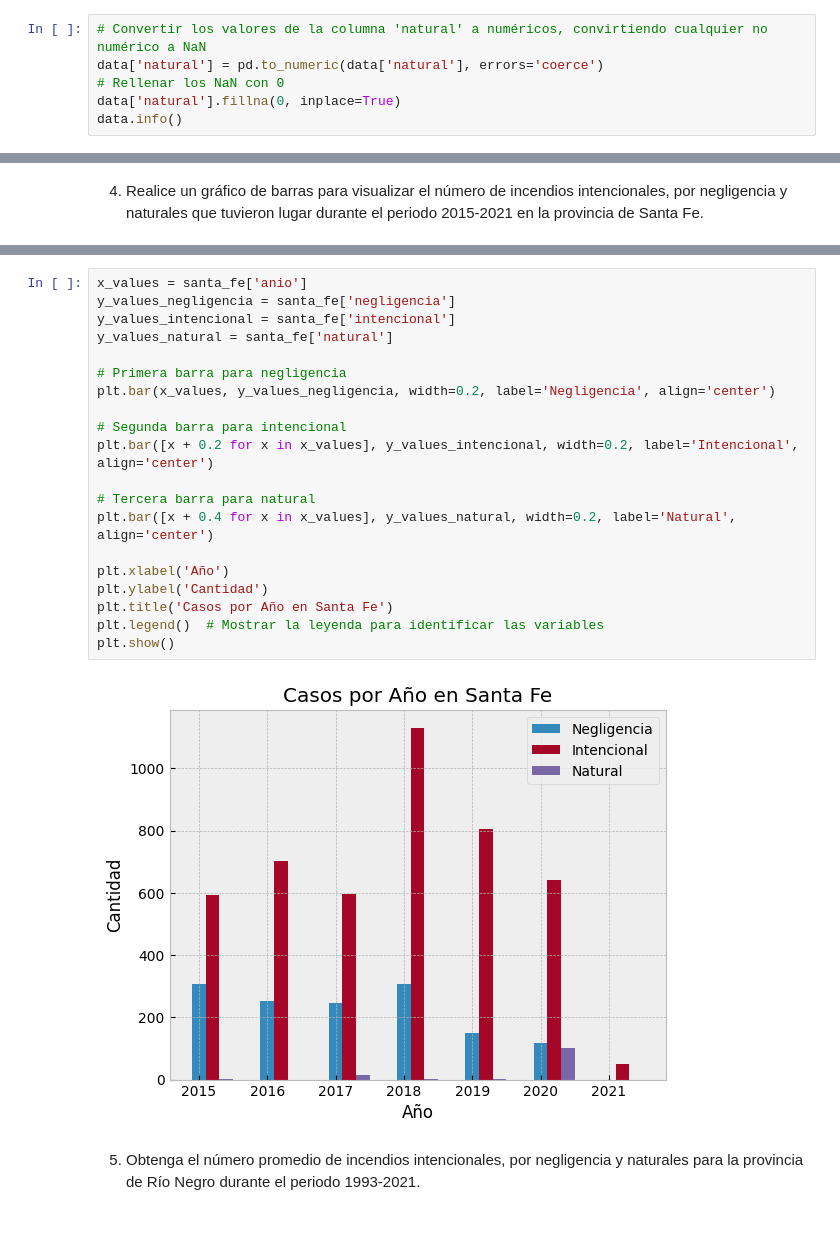
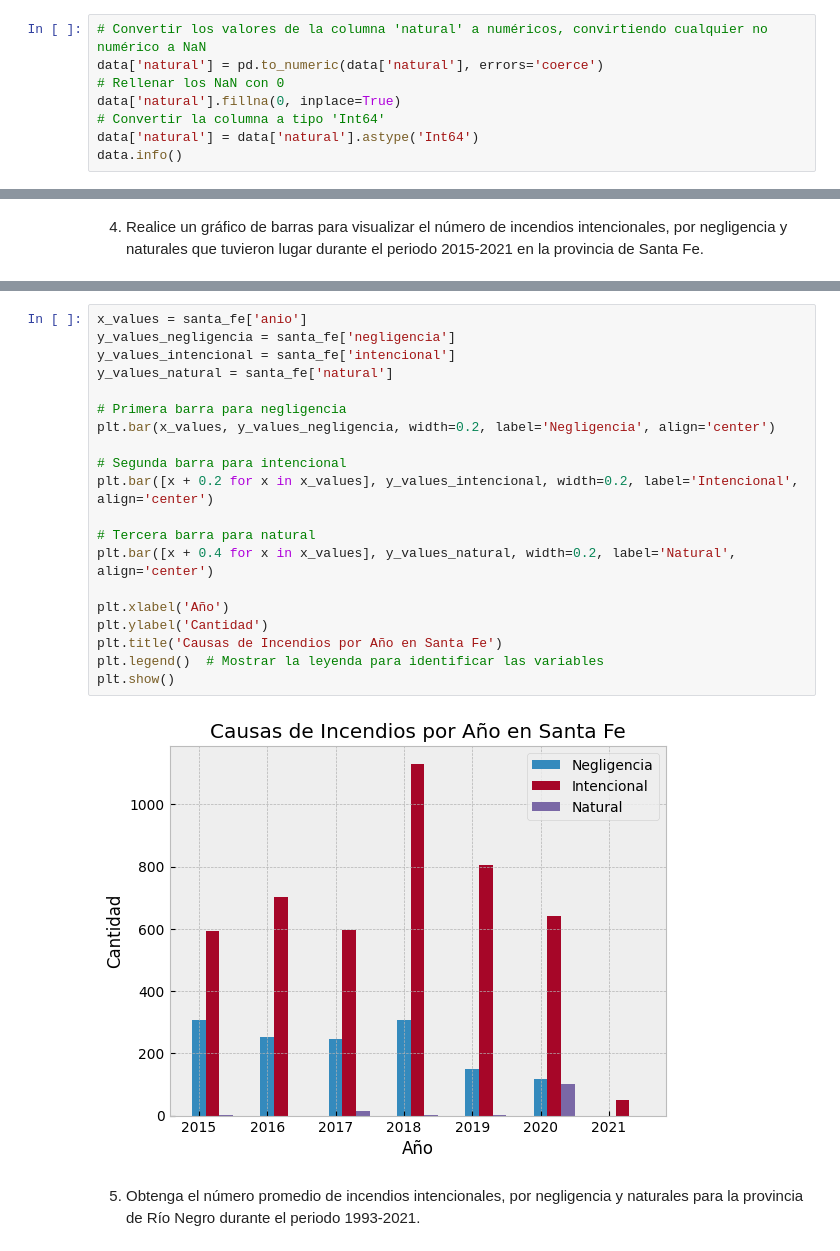
Before and after one commit to gcasado0/ciencia_datos, a Jupyter notebook: u2_ej2.ipynb, the cells around one changed output, grey strips where cells are left out. Cells and saved outputs as stored; diff of their text form.

```diff
--- a/u2_ej2.ipynb
+++ b/u2_ej2.ipynb
@@ -51,6 +51,8 @@ Lo voy a reemplazar por 0 porque ya hay una columna "desconocida" para cuando no
 data['natural'] = pd.to_numeric(data['natural'], errors='coerce')
 # Rellenar los NaN con 0
 data['natural'].fillna(0, inplace=True)
+# Convertir la columna a tipo 'Int64'
+data['natural'] = data['natural'].astype('Int64')
 data.info()
 # %% [output]
 <class 'pandas.core.frame.DataFrame'>
@@ -193,25 +195,25 @@ santa_fe
 # %%
 x_values = santa_fe['anio']
 y_values_negligencia = santa_fe['negligencia']
 y_values_intencional = santa_fe['intencional']
 y_values_natural = santa_fe['natural']
 
 # Primera barra para negligencia
 plt.bar(x_values, y_values_negligencia, width=0.2, label='Negligencia', align='center')
 
 # Segunda barra para intencional
 plt.bar([x + 0.2 for x in x_values], y_values_intencional, width=0.2, label='Intencional', align='center')
 
 # Tercera barra para natural
 plt.bar([x + 0.4 for x in x_values], y_values_natural, width=0.2, label='Natural', align='center')
 
 plt.xlabel('Año')
 plt.ylabel('Cantidad')
-plt.title('Casos por Año en Santa Fe')
+plt.title('Causas de Incendios por Año en Santa Fe')
 plt.legend()  # Mostrar la leyenda para identificar las variables
 plt.show()
 # %% [output]
-[figure, old version]
+[figure, new version]
 # %% [markdown]
 5. Obtenga el número promedio de incendios intencionales, por negligencia y naturales para la
 provincia de Río Negro durante el periodo 1993-2021.
```
Also changed, not shown: parts of 4 cells of this notebook.
